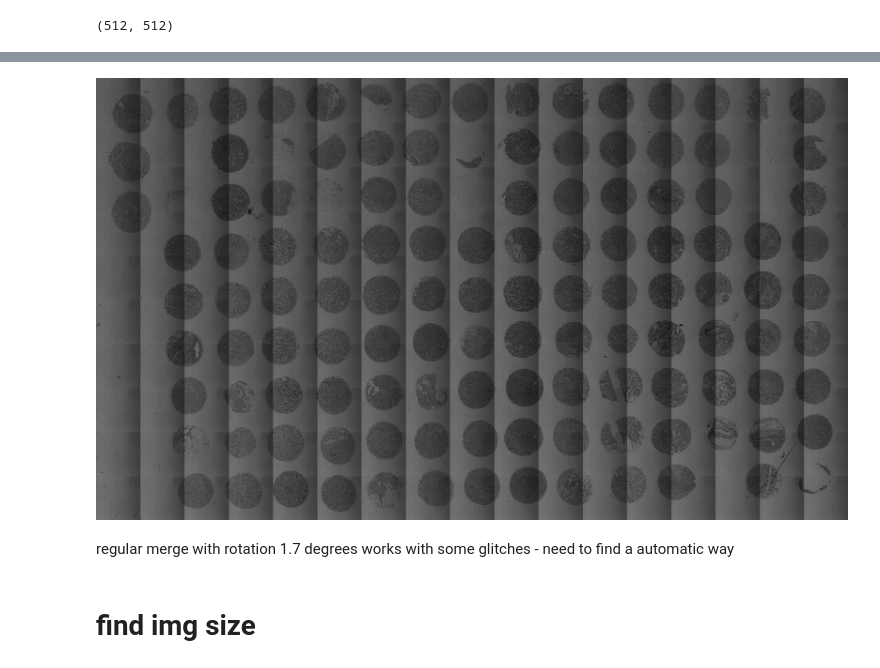
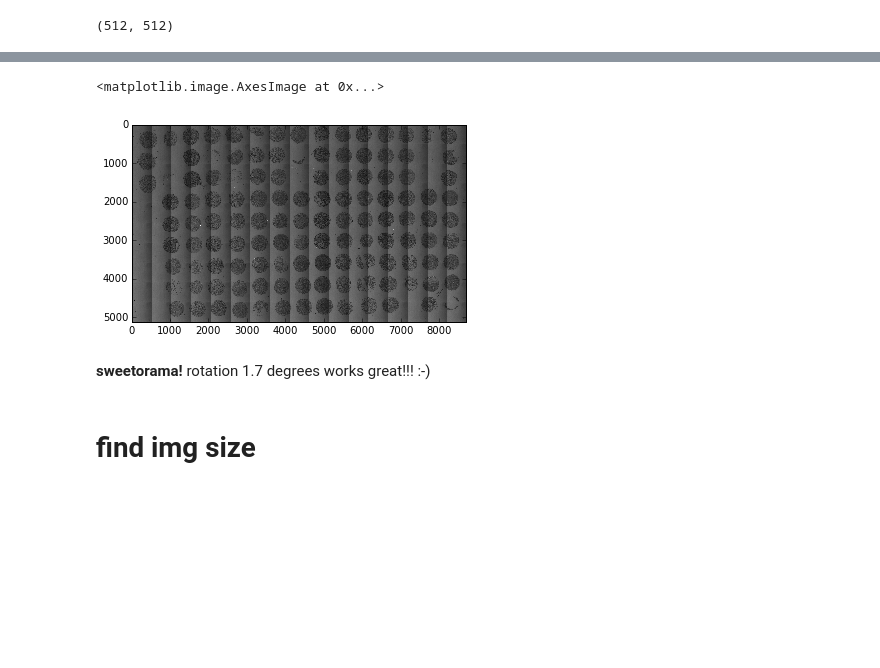
Before and after one commit to arve0/master, a Jupyter notebook: lab/lab 04.09/notes.ipynb, the cells around one changed output, grey strips where cells are left out. Cells and saved outputs as stored; diff of their text form; code cells hidden in the pictures; blank space fills up the shorter version.

```diff
--- a/lab/lab 04.09/notes.ipynb
+++ b/lab/lab 04.09/notes.ipynb
@@ -74,15 +74,16 @@ for n, img in enumerate(experiment.images):
     y = (n % 10) * 512
     y_end = y + 512
     overview[y:y_end,x:x_end] = io.imread(img)
+# %%
+%matplotlib inline
+io.imshow(overview, cmap='gray')
+# %% [output]
+<matplotlib.image.AxesImage at 0x...>
+[figure, added]
 # %%
 io.imsave('overview.png', overview)
-# %%
-from IPython import display
-display.Image('overview.png', width=1024)
-# %% [output]
-[figure, removed]
-# %% [markdown]
-regular merge with rotation 1.7 degrees works with some glitches - need to find a automatic way
+# %% [markdown]
+**sweetorama!** rotation 1.7 degrees works great!!! :-)
 # %% [markdown]
 # find img size
 # %%
```
Also changed, not shown: 7 other files.
